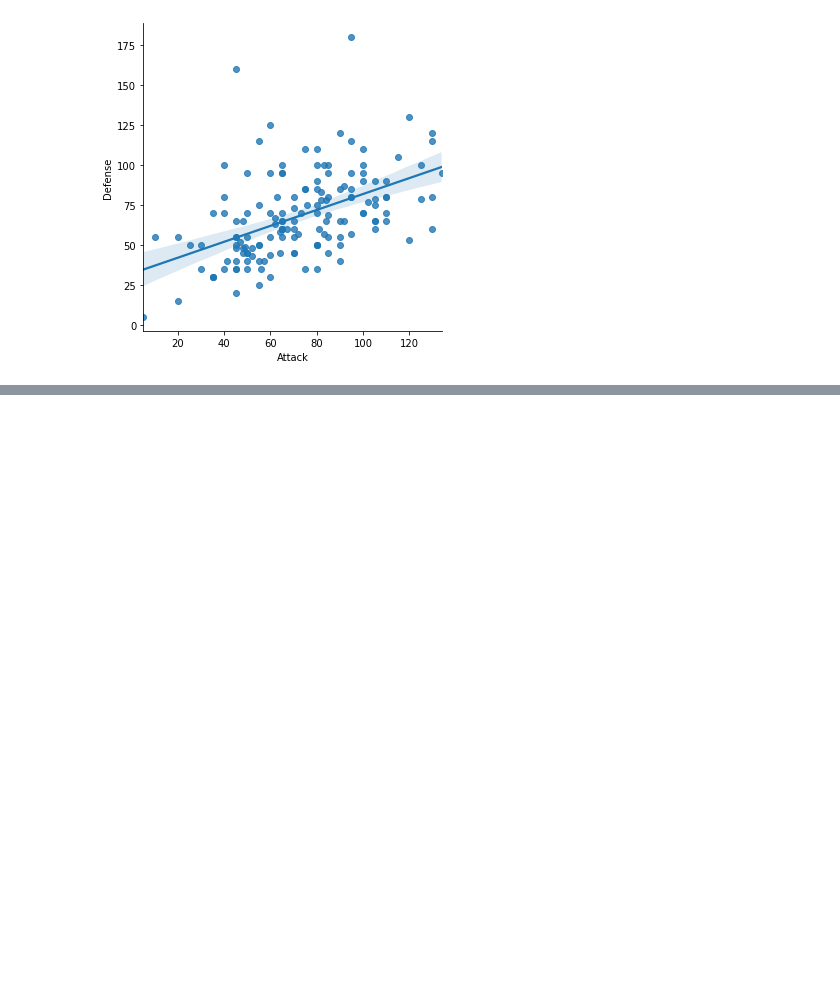
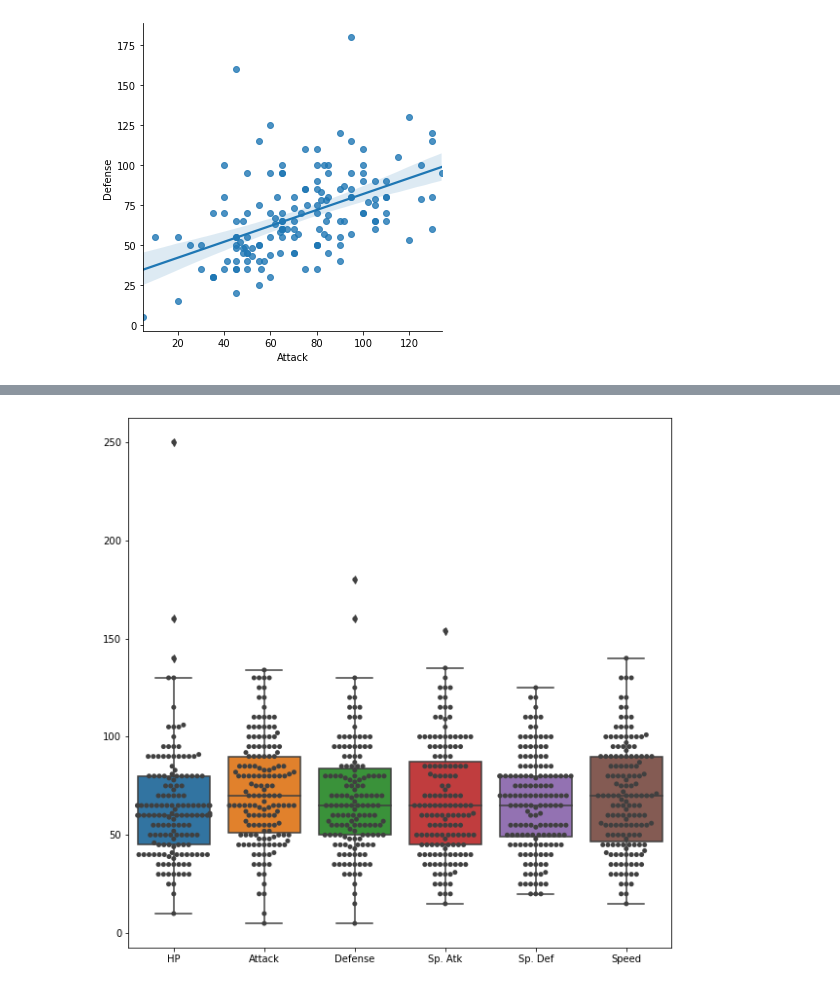
Before and after one commit to miguestepa/seaborn-pokemon, a Jupyter notebook: seaborn-pokemon.ipynb, the cells around one changed output, grey strips where cells are left out. Drawn from its saved outputs; the diff is of its cells as text; code cells hidden in the pictures; blank space fills up the shorter version.

```diff
--- a/seaborn-pokemon.ipynb
+++ b/seaborn-pokemon.ipynb
@@ -44,0 +76,7 @@ sns.lmplot(x='Attack', y='Defense', data=df)
+# %%
+#I want to see the points in this data also.
+plt.figure(figsize=(10,10)) #remember to use this command to increase the size of the figure
+ax = sns.boxplot(data=stats_df)
+ax = sns.swarmplot(data=stats_df, color=".25")
+# %% [output]
+[figure, added]
```
Also changed, not shown: parts of 6 cells of this notebook.
